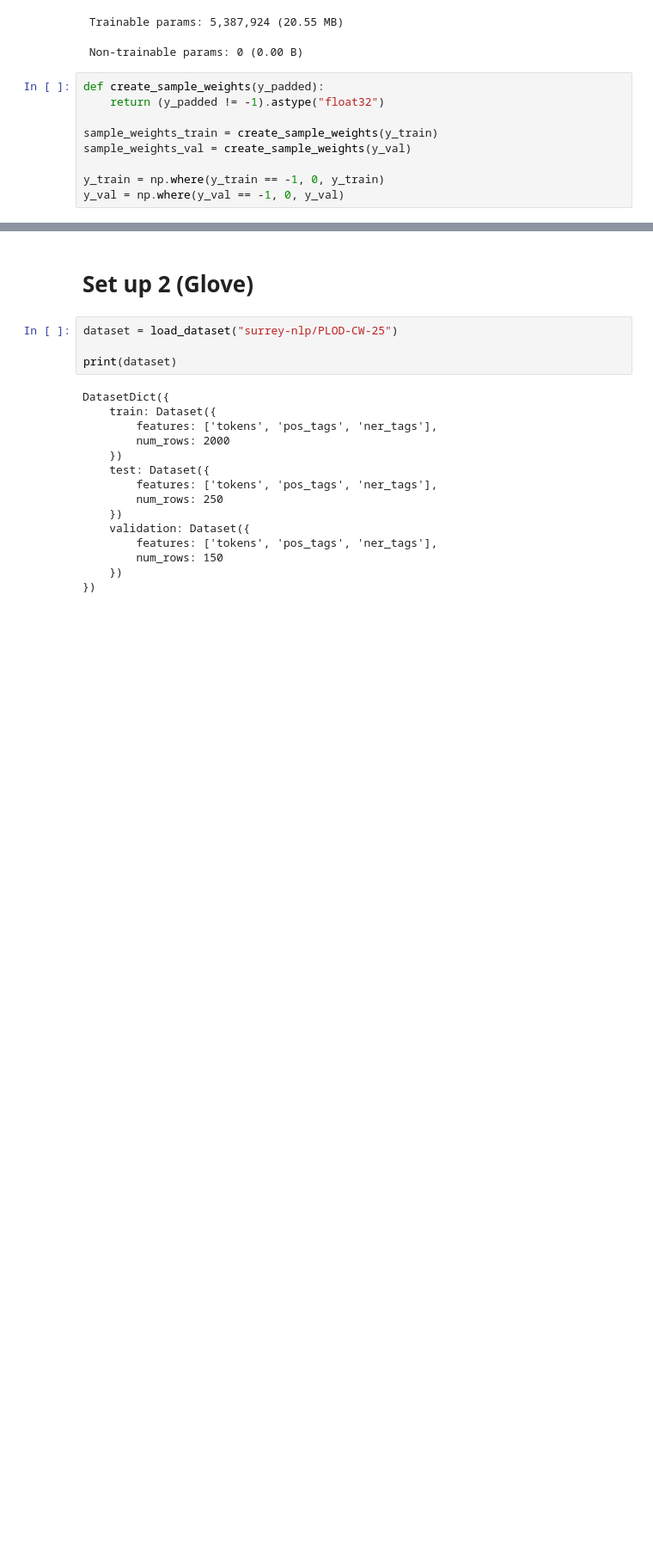
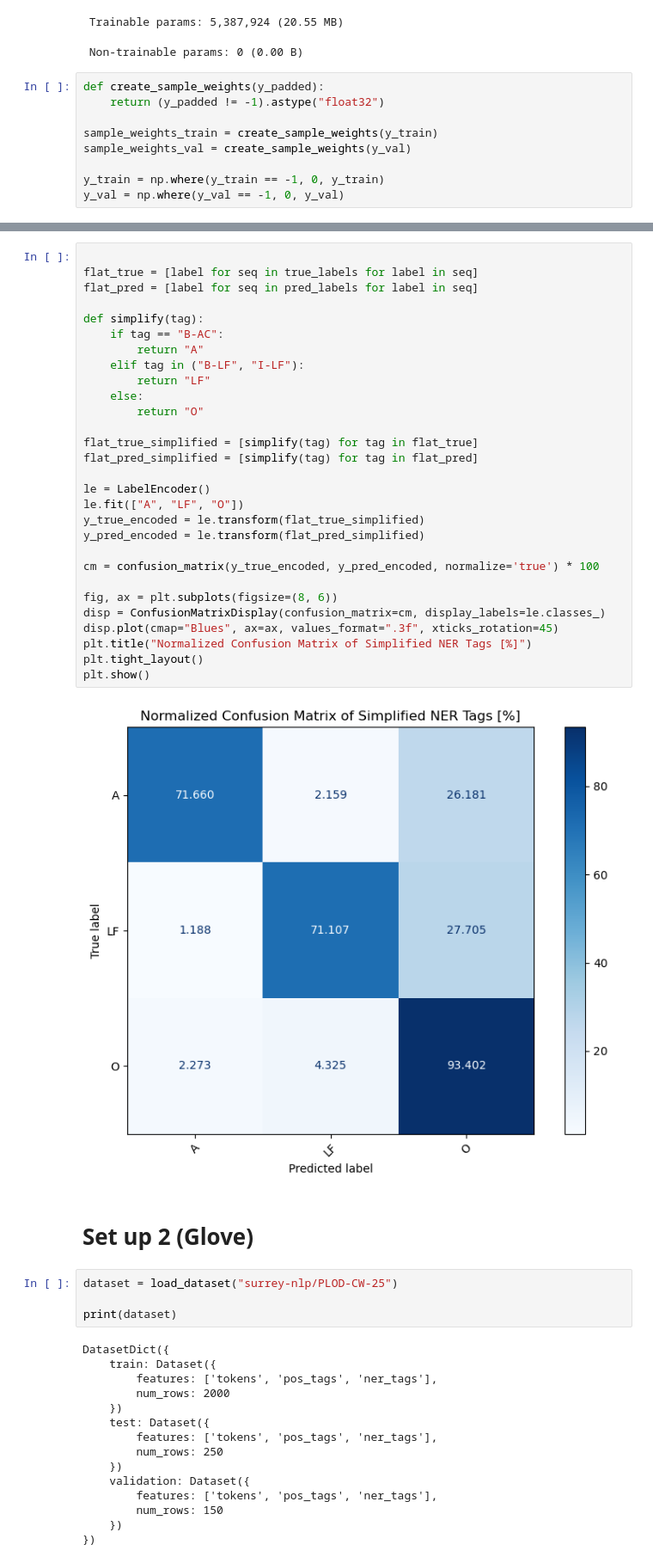
Before and after one commit to Michael-David-Lam/NLP-Final-Project, a Jupyter notebook: main.ipynb, the cells around one changed output, grey strips where cells are left out. Shown at 86% size. Saved outputs shown, nothing was run; the diff lists cells and outputs as text; blank space fills up the shorter version.

Commit message:
Confusion Matrix in main
compiled Confusion Matrix code into main.ipynb

```diff
--- a/main.ipynb
+++ b/main.ipynb
@@ -246,3 +255,34 @@ weighted avg       0.66      0.65      0.66      1196
+# %%
+
+flat_true = [label for seq in true_labels for label in seq]
+flat_pred = [label for seq in pred_labels for label in seq]
+
+def simplify(tag):
+    if tag == "B-AC":
+        return "A"
+    elif tag in ("B-LF", "I-LF"):
+        return "LF"
+    else:
+        return "O"
+
+flat_true_simplified = [simplify(tag) for tag in flat_true]
+flat_pred_simplified = [simplify(tag) for tag in flat_pred]
+
+le = LabelEncoder()
+le.fit(["A", "LF", "O"])
+y_true_encoded = le.transform(flat_true_simplified)
+y_pred_encoded = le.transform(flat_pred_simplified)
+
+cm = confusion_matrix(y_true_encoded, y_pred_encoded, normalize='true') * 100
+
+fig, ax = plt.subplots(figsize=(8, 6))
+disp = ConfusionMatrixDisplay(confusion_matrix=cm, display_labels=le.classes_)
+disp.plot(cmap="Blues", ax=ax, values_format=".3f", xticks_rotation=45)
+plt.title("Normalized Confusion Matrix of Simplified NER Tags [%]")
+plt.tight_layout()
+plt.show()
+# %% [output]
+[figure, added]
 # %% [markdown]
 # Set up 2 (Glove)
 # %%
```
Also changed, not shown: parts of 13 cells of this notebook, 1 other file.
